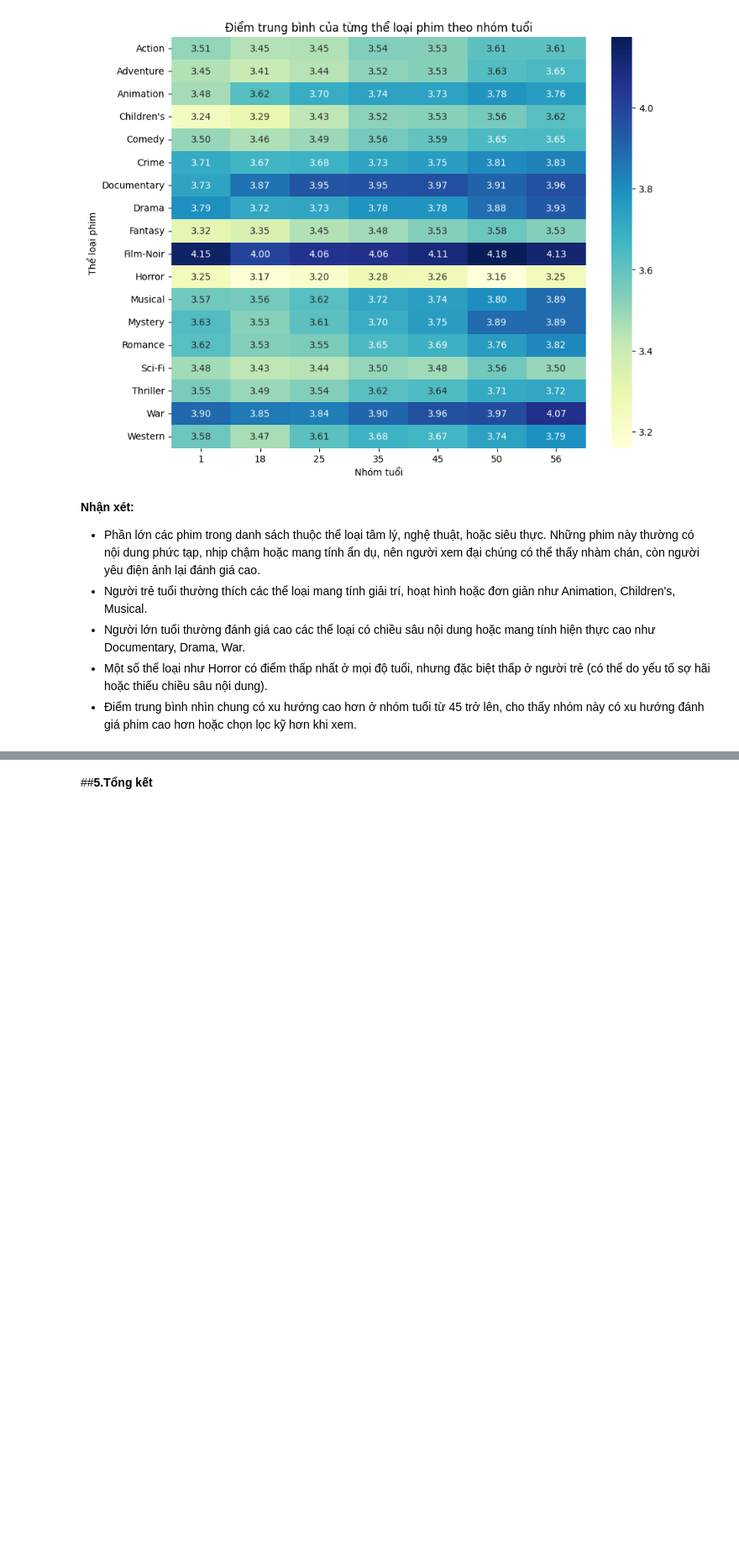
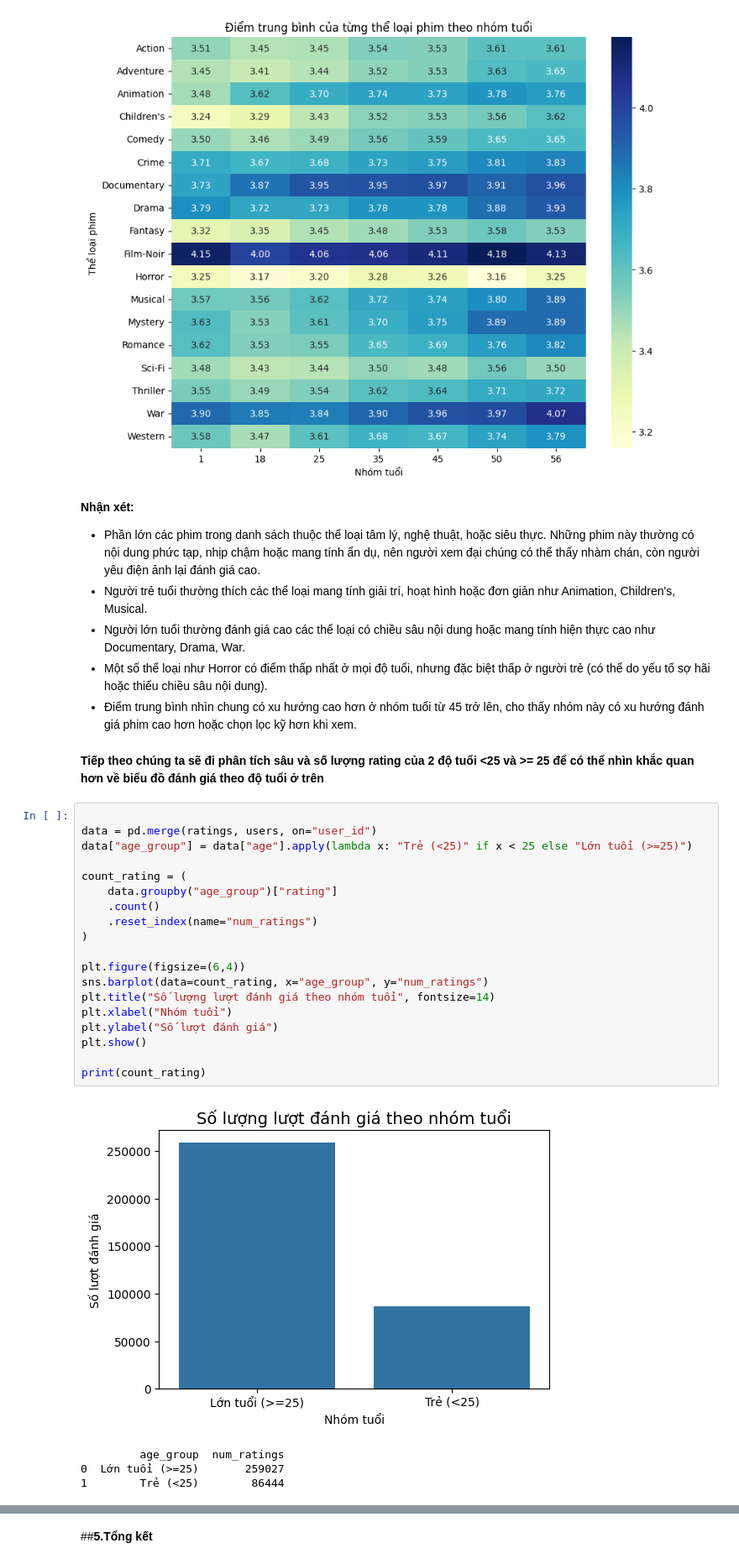
Before and after one commit to mihhwiNick/DA_project, a Jupyter notebook: MovieLens_1M_Dataset.ipynb, the cells around one changed output, grey strips where cells are left out. Shown at 84% size. Drawn from its saved outputs; the diff is of its cells as text; blank space fills up the shorter version.

```diff
--- a/MovieLens_1M_Dataset.ipynb
+++ b/MovieLens_1M_Dataset.ipynb
@@ -361,3 +361,29 @@ plt.show()
   + Người lớn tuổi thường đánh giá cao các thể loại có chiều sâu nội dung hoặc mang tính hiện thực cao như Documentary, Drama, War.
   + Một số thể loại như Horror có điểm thấp nhất ở mọi độ tuổi, nhưng đặc biệt thấp ở người trẻ (có thể do yếu tố sợ hãi hoặc thiếu chiều sâu nội dung).
   + Điểm trung bình nhìn chung có xu hướng cao hơn ở nhóm tuổi từ 45 trở lên, cho thấy nhóm này có xu hướng đánh giá phim cao hơn hoặc chọn lọc kỹ hơn khi xem.
+# %% [markdown]
+**Tiếp theo chúng ta sẽ đi phân tích sâu và số lượng rating của 2 độ tuổi <25 và >= 25 để có thể nhìn khắc quan hơn về biểu đồ đánh giá theo độ tuổi ở trên**
+# %%
+
+data = pd.merge(ratings, users, on="user_id")
+data["age_group"] = data["age"].apply(lambda x: "Trẻ (<25)" if x < 25 else "Lớn tuổi (>=25)")
+
+count_rating = (
+    data.groupby("age_group")["rating"]
+    .count()
+    .reset_index(name="num_ratings")
+)
+
+plt.figure(figsize=(6,4))
+sns.barplot(data=count_rating, x="age_group", y="num_ratings")
+plt.title("Số lượng lượt đánh giá theo nhóm tuổi", fontsize=14)
+plt.xlabel("Nhóm tuổi")
+plt.ylabel("Số lượt đánh giá")
+plt.show()
+
+print(count_rating)
+# %% [output]
+[figure, added]
+         age_group  num_ratings
+0  Lớn tuổi (>=25)       259027
+1        Trẻ (<25)        86444
```
Also changed, not shown: parts of 2 cells of this notebook.
